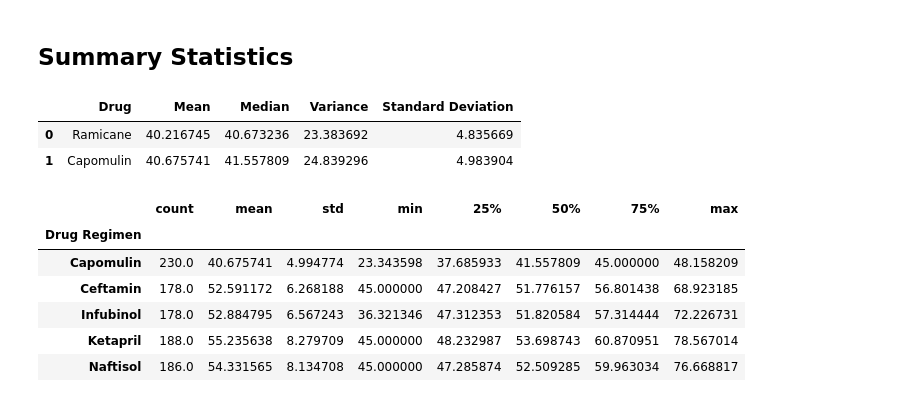
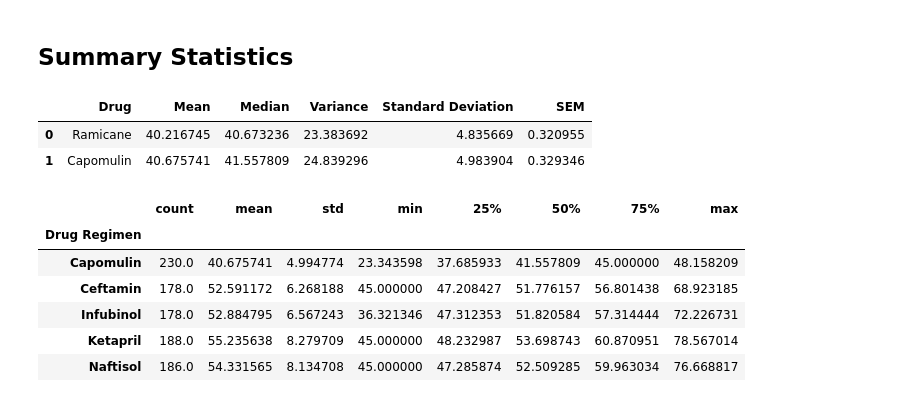
Before and after one commit to markerickson314/pymaceuticals, a Jupyter notebook: pymaceuticals.ipynb, the cells around one changed output. Drawn from its saved outputs; the diff is of its cells as text; code cells hidden in the pictures.

```diff
--- a/pymaceuticals.ipynb
+++ b/pymaceuticals.ipynb
@@ -100,32 +100,35 @@ clean["Mouse ID"].nunique()
 # %%
 # Generate a summary statistics table of mean, median, variance, standard deviation,
 # and SEM of the tumor volume for each regimen
 
 # This method is the most straighforward, creating multiple series and putting them
 # all together at the end.
 ramicane = clean.loc[clean["Drug Regimen"] == "Ramicane"]
 mean_ramicane = np.mean(ramicane["Tumor Volume (mm3)"])
 median_ramicane = np.median(ramicane["Tumor Volume (mm3)"])
 variance_ramicane = np.var(ramicane["Tumor Volume (mm3)"])
 sd_ramicane = np.std(ramicane["Tumor Volume (mm3)"])
+sem_ramicane = ramicane["Tumor Volume (mm3)"].sem()
 capomulin = clean.loc[clean["Drug Regimen"] == "Capomulin"]
 mean_capomulin = np.mean(capomulin["Tumor Volume (mm3)"])
 median_capomulin = np.median(capomulin["Tumor Volume (mm3)"])
 variance_capomulin = np.var(capomulin["Tumor Volume (mm3)"])
 sd_capomulin = np.std(capomulin["Tumor Volume (mm3)"])
+sem_capomulin = capomulin["Tumor Volume (mm3)"].sem()
 
 summary = pd.DataFrame({"Drug": ["Ramicane", "Capomulin"],
                         "Mean": [mean_ramicane, mean_capomulin],
                         "Median": [median_ramicane, median_capomulin],
                         "Variance": [variance_ramicane, variance_capomulin],
-                        "Standard Deviation": [sd_ramicane, sd_capomulin]})
+                        "Standard Deviation": [sd_ramicane, sd_capomulin],
+                        "SEM": [sem_ramicane, sem_capomulin]})
 summary
 
 # et cetera
 # %% [output]
-|  | Drug | Mean | Median | Variance | Standard Deviation |
-| 0 | Ramicane | 40.216745 | 40.673236 | 23.383692 | 4.835669 |
-| 1 | Capomulin | 40.675741 | 41.557809 | 24.839296 | 4.983904 |
+|  | Drug | Mean | Median | Variance | Standard Deviation | SEM |
+| 0 | Ramicane | 40.216745 | 40.673236 | 23.383692 | 4.835669 | 0.320955 |
+| 1 | Capomulin | 40.675741 | 41.557809 | 24.839296 | 4.983904 | 0.329346 |
 # %%
 # Generate a summary statistics table of mean, median, variance, standard deviation,
 # and SEM of the tumor volume for each regimen
```
Also changed, not shown: parts of 1 cell of this notebook.
